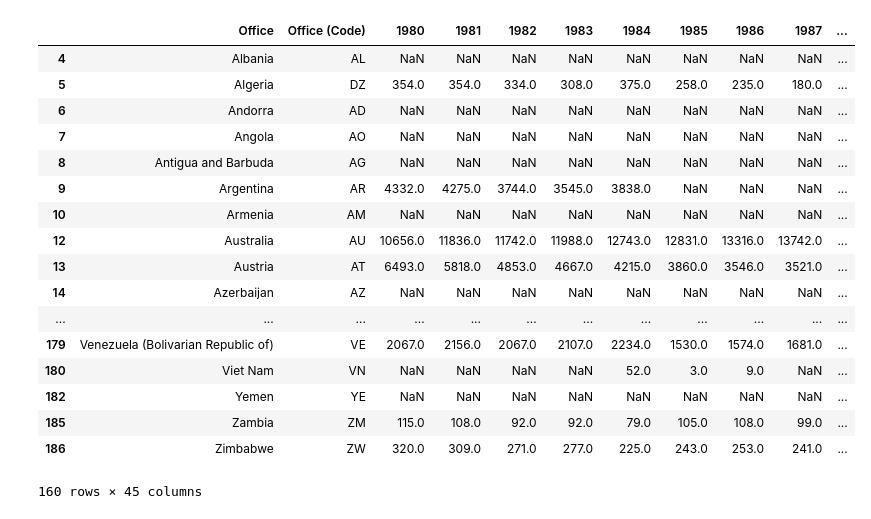
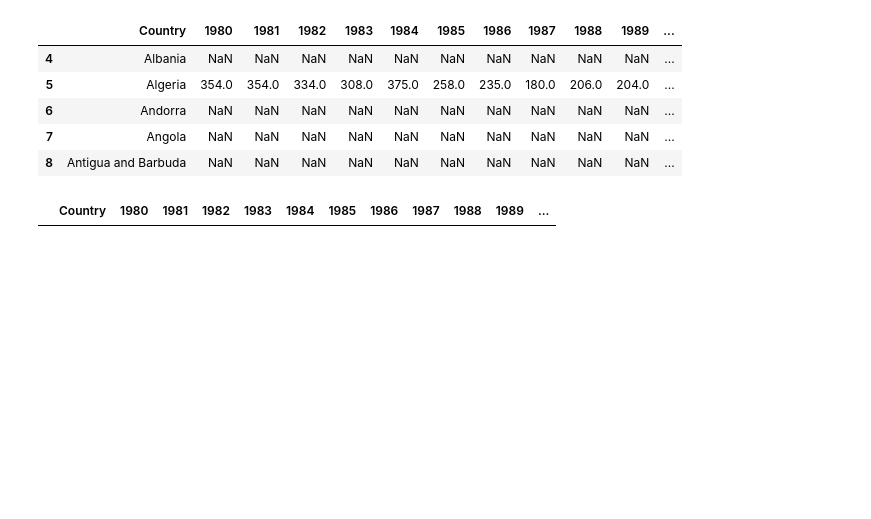
Before and after one commit to Vyshnevskyi91/Economy-growth-prediction, a Jupyter notebook: PatentsToGDP.ipynb, the cells around one changed output. Saved outputs shown, nothing was run; the diff lists cells and outputs as text; code cells hidden in the pictures; blank space fills up the shorter version.

```diff
--- a/PatentsToGDP.ipynb
+++ b/PatentsToGDP.ipynb
@@ -6,34 +6,36 @@ file_path = r'C:\work\Book1.xlsx'
 df_patent = pd.read_excel(file_path)
 # %%
 pd.set_option('display.max_rows', 231)
+pd.set_option('display.max_columns', 231)
 # %%
-new_column_names = {'Unnamed: 0': 'Office', 'Unnamed: 1': 'Office (Code)', 'Unnamed: 2': 'Origin', 'Unnamed: 3': 'Type'}
-
-df_patent.rename(columns=new_column_names, inplace=True)
-df_patent.drop(df_patent.columns[[2, 3]], axis=1, inplace=True)
-indices_to_drop = [0, 1, 2, 3, 11, 36, 37, 39, 41, 45, 48, 59, 60, 61, 67, 94, 109, 120, 123, 129, 145, 155, 156, 175, 181, 183, 184]
+df_patent.rename(columns={df_patent.columns[0]: 'Country'}, inplace=True)
+df_patent.drop(df_patent.columns[[1, 2, 3]], axis=1, inplace=True)
+indices_to_drop = [0, 1, 2, 3, 11, 36, 37, 39, 41, 43, 45, 47, 48, 59, 60, 61, 67, 94, 109, 120, 123, 129, 145, 155, 156, 175, 181, 183, 184]
 df_patent.drop(indices_to_drop, inplace=True)
 
-df_patent
+rows_to_change = [23, 80, 93, 116, 136, 162, 168, 179]
+column_to_change = 'Country'
+new_names = ['Bolivia', 'Iran', 'Lao Peoples Democratic Republic', 'Netherlands', 'Moldova', 'Syria', 'Turkey', 'Venezuela']
+
+for i, row_index in enumerate(rows_to_change):
+    if row_index < 187:
+        df_patent.at[row_index, column_to_change] = new_names[i]
+
+df_patent = df_patent.sort_values(by='Country')
+
+df_patent.head()
 # %% [output]
-|  | Office | Office (Code) | 1980 | 1981 | 1982 | 1983 | 1984 | 1985 | 1986 | 1987 | ... |
-| 4 | Albania | AL | NaN | NaN | NaN | NaN | NaN | NaN | NaN | NaN | ... |
-| 5 | Algeria | DZ | 354.0 | 354.0 | 334.0 | 308.0 | 375.0 | 258.0 | 235.0 | 180.0 | ... |
-| 6 | Andorra | AD | NaN | NaN | NaN | NaN | NaN | NaN | NaN | NaN | ... |
-| 7 | Angola | AO | NaN | NaN | NaN | NaN | NaN | NaN | NaN | NaN | ... |
-| 8 | Antigua and Barbuda | AG | NaN | NaN | NaN | NaN | NaN | NaN | NaN | NaN | ... |
-| 9 | Argentina | AR | 4332.0 | 4275.0 | 3744.0 | 3545.0 | 3838.0 | NaN | NaN | NaN | ... |
-| 10 | Armenia | AM | NaN | NaN | NaN | NaN | NaN | NaN | NaN | NaN | ... |
-| 12 | Australia | AU | 10656.0 | 11836.0 | 11742.0 | 11988.0 | 12743.0 | 12831.0 | 13316.0 | 13742.0 | ... |
-| 13 | Austria | AT | 6493.0 | 5818.0 | 4853.0 | 4667.0 | 4215.0 | 3860.0 | 3546.0 | 3521.0 | ... |
-| 14 | Azerbaijan | AZ | NaN | NaN | NaN | NaN | NaN | NaN | NaN | NaN | ... |
-| ... | ... | ... | ... | ... | ... | ... | ... | ... | ... | ... | ... |
-| 179 | Venezuela (Bolivarian Republic of) | VE | 2067.0 | 2156.0 | 2067.0 | 2107.0 | 2234.0 | 1530.0 | 1574.0 | 1681.0 | ... |
-| 180 | Viet Nam | VN | NaN | NaN | NaN | NaN | 52.0 | 3.0 | 9.0 | NaN | ... |
-| 182 | Yemen | YE | NaN | NaN | NaN | NaN | NaN | NaN | NaN | NaN | ... |
-| 185 | Zambia | ZM | 115.0 | 108.0 | 92.0 | 92.0 | 79.0 | 105.0 | 108.0 | 99.0 | ... |
-| 186 | Zimbabwe | ZW | 320.0 | 309.0 | 271.0 | 277.0 | 225.0 | 243.0 | 253.0 | 241.0 | ... |
+|  | Country | 1980 | 1981 | 1982 | 1983 | 1984 | 1985 | 1986 | 1987 | 1988 | 1989 | ... |
+| 4 | Albania | NaN | NaN | NaN | NaN | NaN | NaN | NaN | NaN | NaN | NaN | ... |
+| 5 | Algeria | 354.0 | 354.0 | 334.0 | 308.0 | 375.0 | 258.0 | 235.0 | 180.0 | 206.0 | 204.0 | ... |
+| 6 | Andorra | NaN | NaN | NaN | NaN | NaN | NaN | NaN | NaN | NaN | NaN | ... |
+| 7 | Angola | NaN | NaN | NaN | NaN | NaN | NaN | NaN | NaN | NaN | NaN | ... |
+| 8 | Antigua and Barbuda | NaN | NaN | NaN | NaN | NaN | NaN | NaN | NaN | NaN | NaN | ... |
-160 rows × 45 columns
+# %%
+filtered_rows = df_patent[df_patent['Country'].str.contains('Puerto')]
+filtered_rows
+# %% [output]
+|  | Country | 1980 | 1981 | 1982 | 1983 | 1984 | 1985 | 1986 | 1987 | 1988 | 1989 | ... |
 # %%
 GDP_path = r'C:\work\imf-dm-export-20231128.xls'
 df_GDP = pd.read_excel(GDP_path)
```
Also changed, not shown: parts of 3 cells of this notebook.
